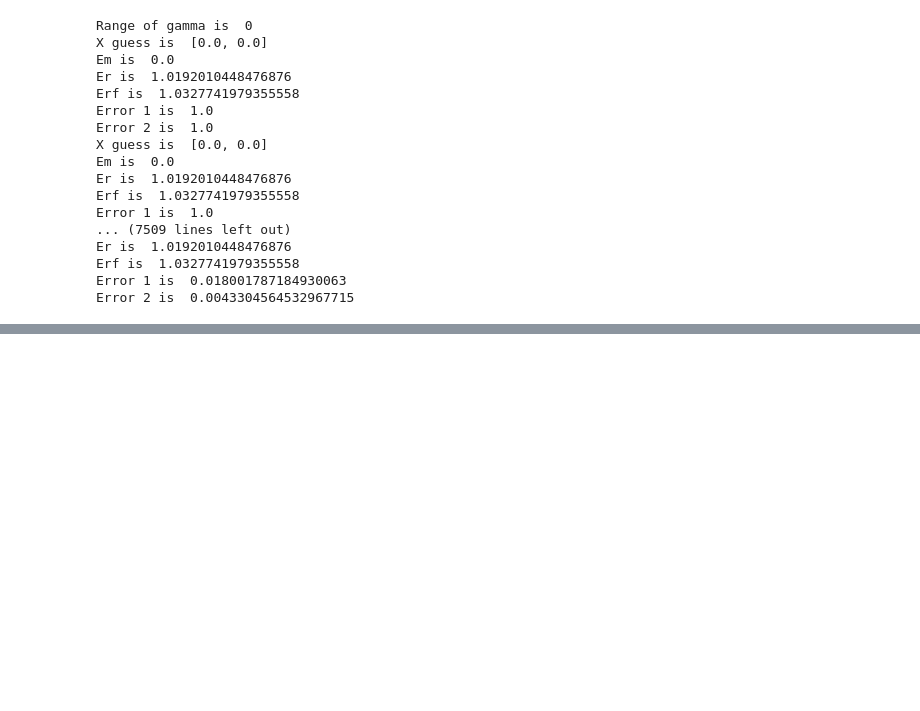
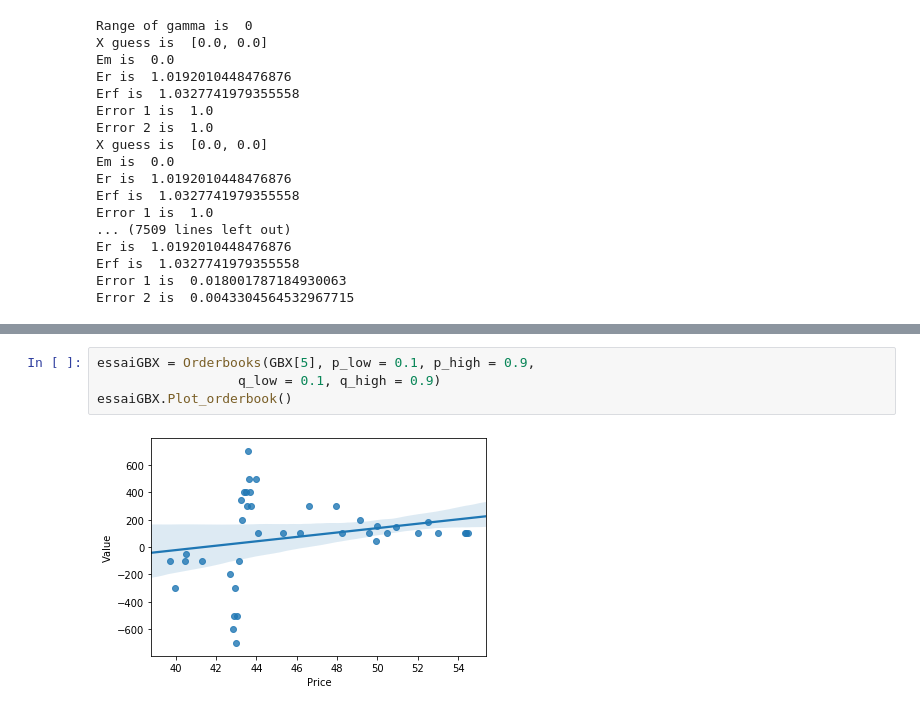
Before and after one commit to jeannesorin/BootCamp2019, a Jupyter notebook: ProblemSets/Econ/Week5/AssetPricing/Asset Pricing.ipynb, the cells around one changed output, grey strips where cells are left out. Drawn from its saved outputs; the diff is of its cells as text; blank space fills up the shorter version.

```diff
--- a/ProblemSets/Econ/Week5/AssetPricing/Asset Pricing.ipynb
+++ b/ProblemSets/Econ/Week5/AssetPricing/Asset Pricing.ipynb
@@ -368,0 +487,6 @@ array([0.        , 0.20833333, 0.41666667, 0.625     , 0.83333333,
+# %%
+essaiGBX = Orderbooks(GBX[5], p_low = 0.1, p_high = 0.9,
+                  q_low = 0.1, q_high = 0.9)
+essaiGBX.Plot_orderbook()
+# %% [output]
+[figure, added]
```
Also changed, not shown: parts of 38 cells of this notebook, 10 other files.
